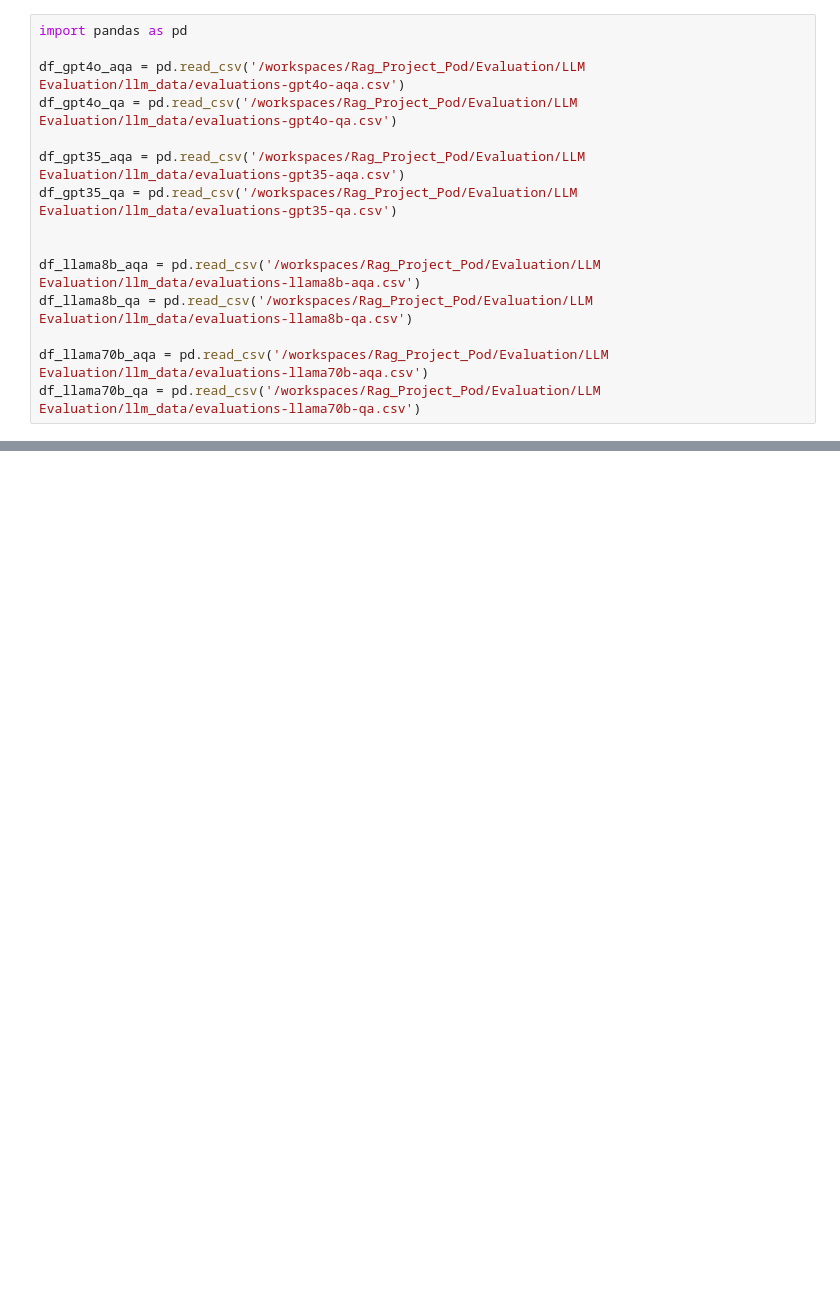
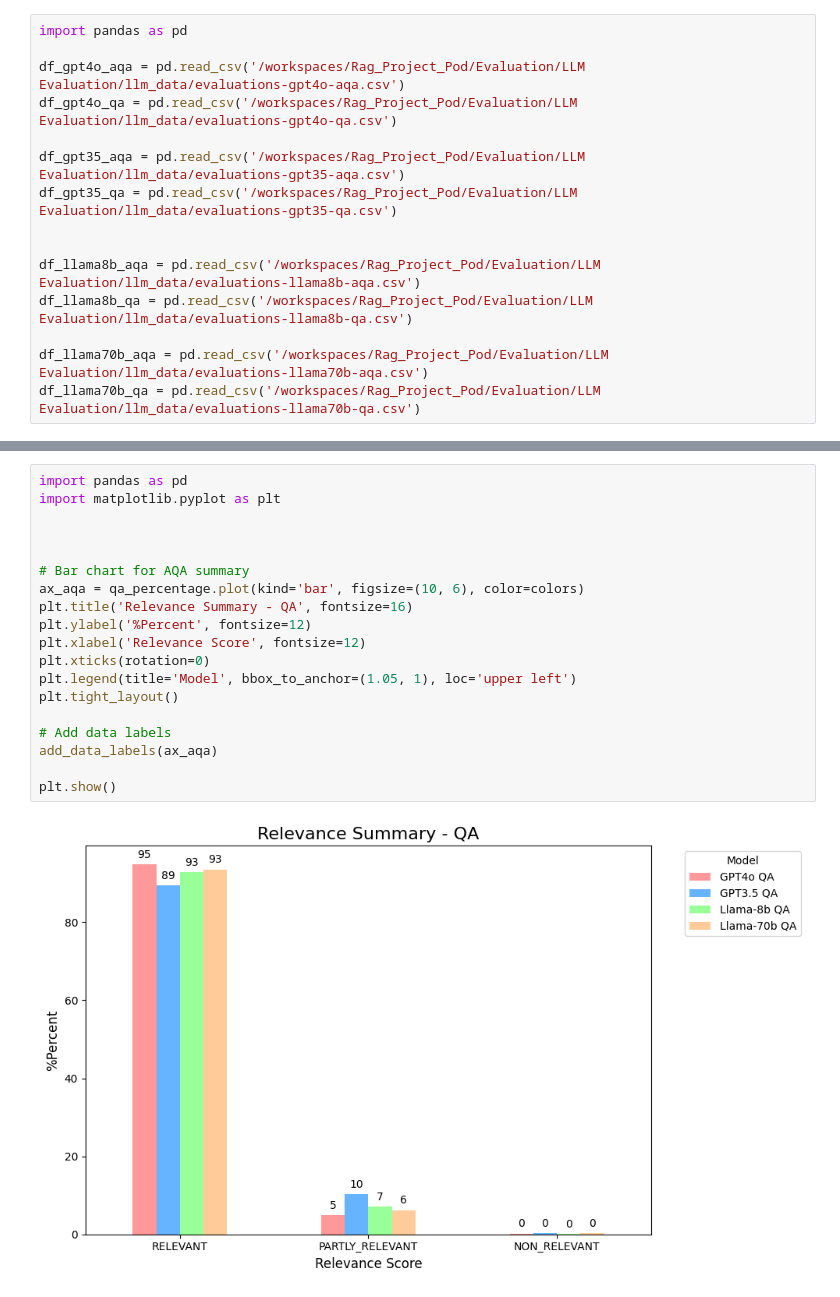
Before and after one commit to sagardampba2022w/Knowledge_Assistant, a Jupyter notebook: Evaluation/LLM Evaluation/LLM_judge.ipynb, the cells around one changed output, grey strips where cells are left out. Drawn from its saved outputs; the diff is of its cells as text; blank space fills up the shorter version.

```diff
--- a/Evaluation/LLM Evaluation/LLM_judge.ipynb
+++ b/Evaluation/LLM Evaluation/LLM_judge.ipynb
@@ -1143,0 +1213,21 @@ aqa_percentage,qa_percentage
+# %%
+import pandas as pd
+import matplotlib.pyplot as plt
+
+
+
+# Bar chart for AQA summary
+ax_aqa = qa_percentage.plot(kind='bar', figsize=(10, 6), color=colors)
+plt.title('Relevance Summary - QA', fontsize=16)
+plt.ylabel('%Percent', fontsize=12)
+plt.xlabel('Relevance Score', fontsize=12)
+plt.xticks(rotation=0)
+plt.legend(title='Model', bbox_to_anchor=(1.05, 1), loc='upper left')
+plt.tight_layout()
+
+# Add data labels
+add_data_labels(ax_aqa)
+
+plt.show()
+# %% [output]
+[figure, added]
```
Also changed, not shown: parts of 6 cells of this notebook, 4 other files.
